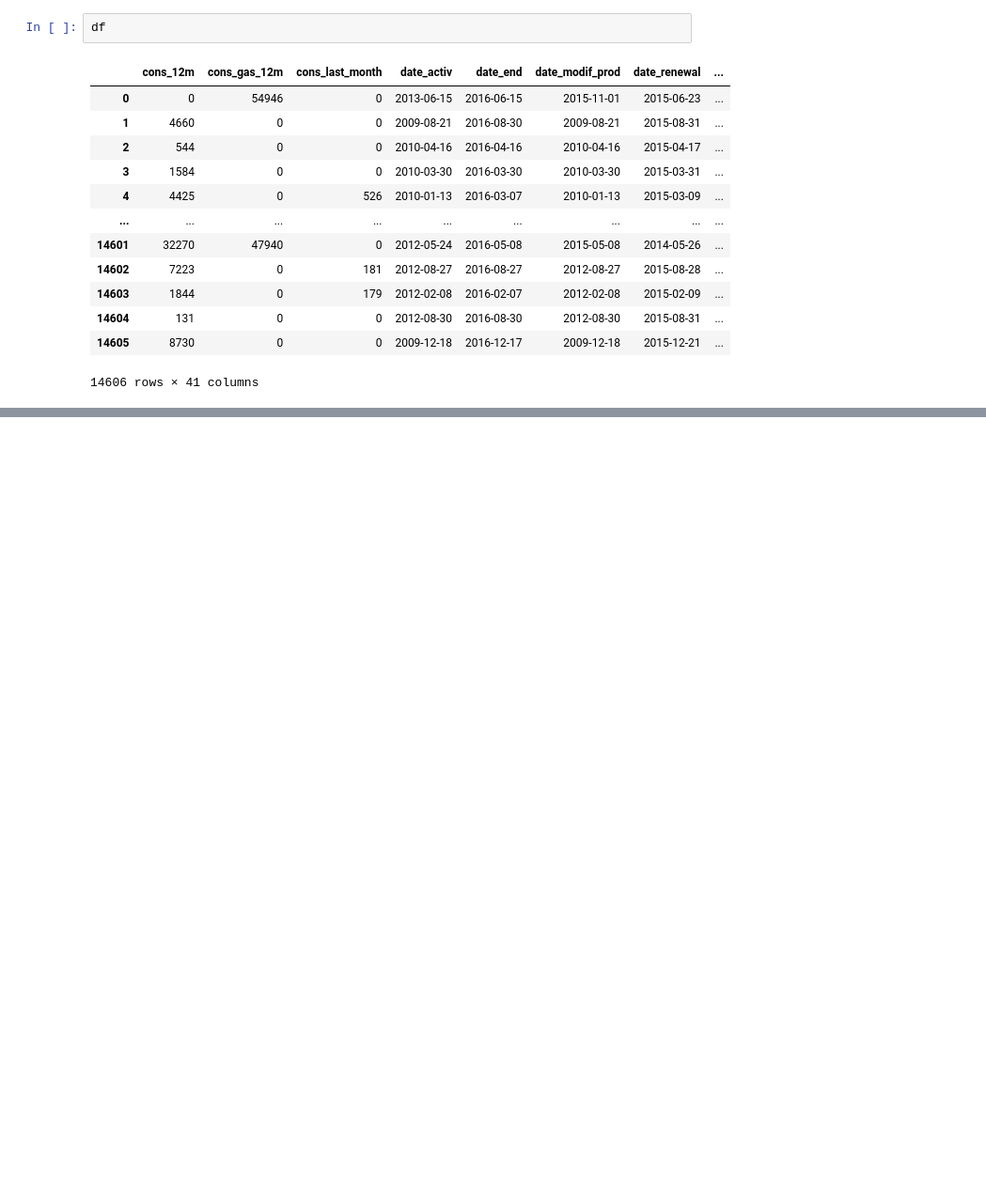
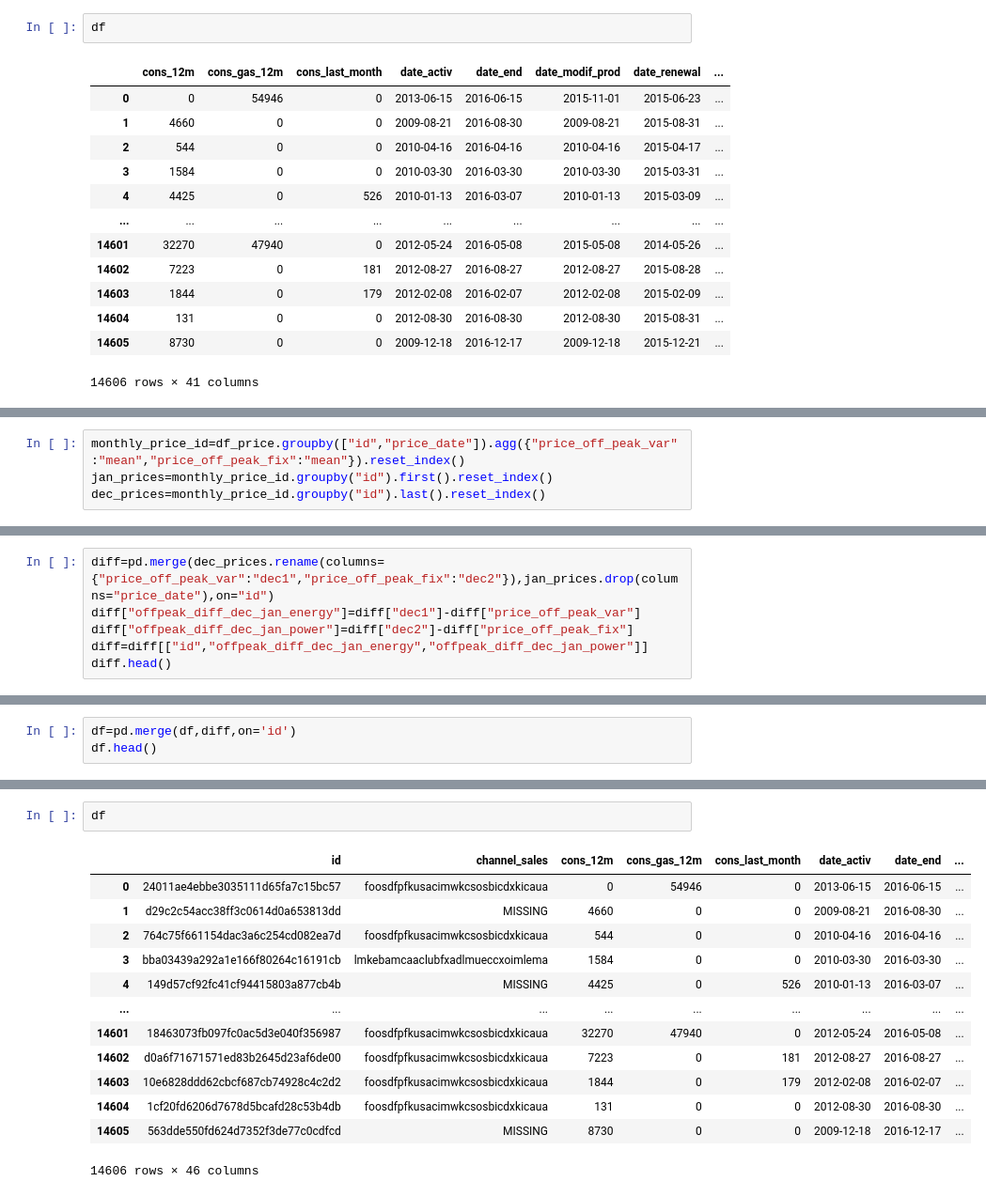
Before and after one commit to gsam99/Churn_prediction, a Jupyter notebook: EDA.ipynb, the cells around one changed output, grey strips where cells are left out. Shown at 94% size. Drawn from its saved outputs; the diff is of its cells as text; blank space fills up the shorter version.

```diff
--- a/EDA.ipynb
+++ b/EDA.ipynb
@@ -129,0 +160,4 @@ plt.show()
+# %%
+monthly_price_id=df_price.groupby(["id","price_date"]).agg({"price_off_peak_var":"mean","price_off_peak_fix":"mean"}).reset_index()
+jan_prices=monthly_price_id.groupby("id").first().reset_index()
+dec_prices=monthly_price_id.groupby("id").last().reset_index()
@@ -129,0 +196,6 @@ plt.show()
+# %%
+diff=pd.merge(dec_prices.rename(columns={"price_off_peak_var":"dec1","price_off_peak_fix":"dec2"}),jan_prices.drop(columns="price_date"),on="id")
+diff["offpeak_diff_dec_jan_energy"]=diff["dec1"]-diff["price_off_peak_var"]
+diff["offpeak_diff_dec_jan_power"]=diff["dec2"]-diff["price_off_peak_fix"]
+diff=diff[["id","offpeak_diff_dec_jan_energy","offpeak_diff_dec_jan_power"]]
+diff.head()
@@ -129,0 +227,3 @@ plt.show()
+# %%
+df=pd.merge(df,diff,on='id')
+df.head()
@@ -129,0 +338,16 @@ plt.show()
+# %%
+df
+# %% [output]
+|  | id | channel_sales | cons_12m | cons_gas_12m | cons_last_month | date_activ | date_end | ... |
+| 0 | 24011ae4ebbe3035111d65fa7c15bc57 | foosdfpfkusacimwkcsosbicdxkicaua | 0 | 54946 | 0 | 2013-06-15 | 2016-06-15 | ... |
+| 1 | d29c2c54acc38ff3c0614d0a653813dd | MISSING | 4660 | 0 | 0 | 2009-08-21 | 2016-08-30 | ... |
+| 2 | 764c75f661154dac3a6c254cd082ea7d | foosdfpfkusacimwkcsosbicdxkicaua | 544 | 0 | 0 | 2010-04-16 | 2016-04-16 | ... |
+| 3 | bba03439a292a1e166f80264c16191cb | lmkebamcaaclubfxadlmueccxoimlema | 1584 | 0 | 0 | 2010-03-30 | 2016-03-30 | ... |
+| 4 | 149d57cf92fc41cf94415803a877cb4b | MISSING | 4425 | 0 | 526 | 2010-01-13 | 2016-03-07 | ... |
+| ... | ... | ... | ... | ... | ... | ... | ... | ... |
+| 14601 | 18463073fb097fc0ac5d3e040f356987 | foosdfpfkusacimwkcsosbicdxkicaua | 32270 | 47940 | 0 | 2012-05-24 | 2016-05-08 | ... |
+| 14602 | d0a6f71671571ed83b2645d23af6de00 | foosdfpfkusacimwkcsosbicdxkicaua | 7223 | 0 | 181 | 2012-08-27 | 2016-08-27 | ... |
+| 14603 | 10e6828ddd62cbcf687cb74928c4c2d2 | foosdfpfkusacimwkcsosbicdxkicaua | 1844 | 0 | 179 | 2012-02-08 | 2016-02-07 | ... |
+| 14604 | 1cf20fd6206d7678d5bcafd28c53b4db | foosdfpfkusacimwkcsosbicdxkicaua | 131 | 0 | 0 | 2012-08-30 | 2016-08-30 | ... |
+| 14605 | 563dde550fd624d7352f3de77c0cdfcd | MISSING | 8730 | 0 | 0 | 2009-12-18 | 2016-12-17 | ... |
+14606 rows × 46 columns
```
Also changed, not shown: parts of 52 cells of this notebook, 2 other files.
